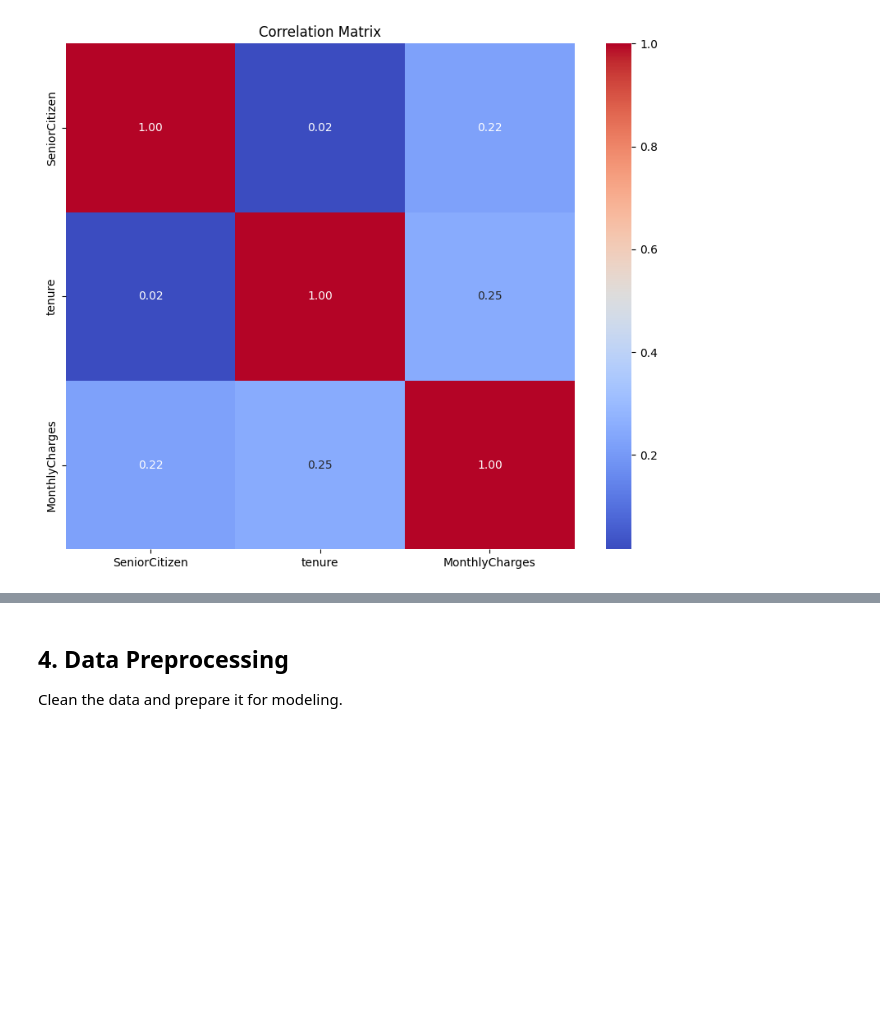
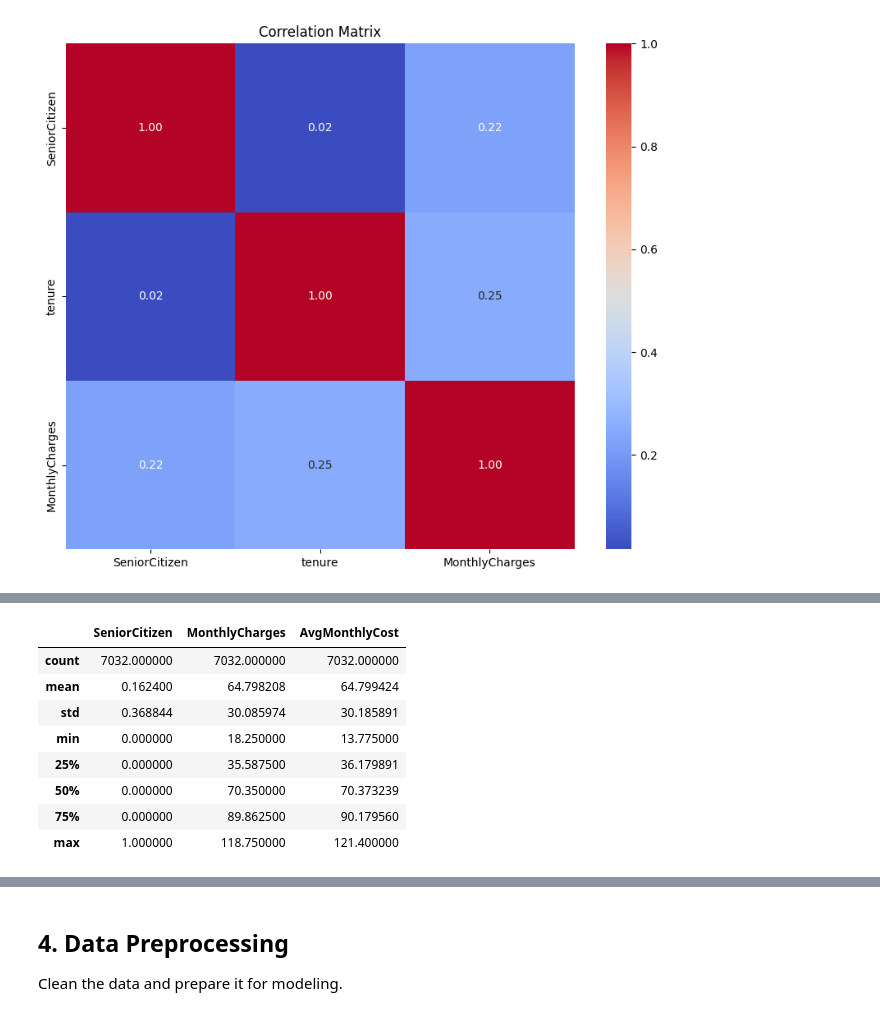
Before and after one commit to Arnavsharma2/Predictive-Modeling-Projects, a Jupyter notebook: 02-customerchurn/customerchurn.ipynb, the cells around one changed output, grey strips where cells are left out. Drawn from its saved outputs; the diff is of its cells as text; code cells hidden in the pictures; blank space fills up the shorter version.

```diff
--- a/02-customerchurn/customerchurn.ipynb
+++ b/02-customerchurn/customerchurn.ipynb
@@ -174,3 +190,7 @@ dtype: int64
 [figure]
 [figure]
 [figure]
+# %%
+for col in df:
+    if col!='customerID' and df[col].dtype == object:
+        print(col, df[col].value_counts())
@@ -176,0 +215,11 @@ dtype: int64
+# %%
+df['TotalCharges'] = pd.to_numeric(df['TotalCharges'], errors='coerce')
+df.dropna(subset=['TotalCharges'], inplace=True)
+# %%
+df['AvgMonthlyCost'] = df['TotalCharges'] / df['tenure']
+df['AvgMonthlyCost'].describe()
+df.drop(['tenure','TotalCharges'],axis=1,inplace=True)
+# %%
+replace_value = ['MultipleLines','OnlineSecurity', 'OnlineBackup', 'DeviceProtection', 'TechSupport', 'StreamingTV', 'StreamingMovies']
+for col in replace_value:
+    df.loc[(df[col] != 'Yes') & (df[col] != 'No'), col] = 'No'
@@ -176,0 +258,12 @@ dtype: int64
+# %%
+df.describe()
+# %% [output]
+|  | SeniorCitizen | MonthlyCharges | AvgMonthlyCost |
+| count | 7032.000000 | 7032.000000 | 7032.000000 |
+| mean | 0.162400 | 64.798208 | 64.799424 |
+| std | 0.368844 | 30.085974 | 30.185891 |
+| min | 0.000000 | 18.250000 | 13.775000 |
+| 25% | 0.000000 | 35.587500 | 36.179891 |
+| 50% | 0.000000 | 70.350000 | 70.373239 |
+| 75% | 0.000000 | 89.862500 | 90.179560 |
+| max | 1.000000 | 118.750000 | 121.400000 |
```
Also changed, not shown: parts of 11 cells of this notebook.
